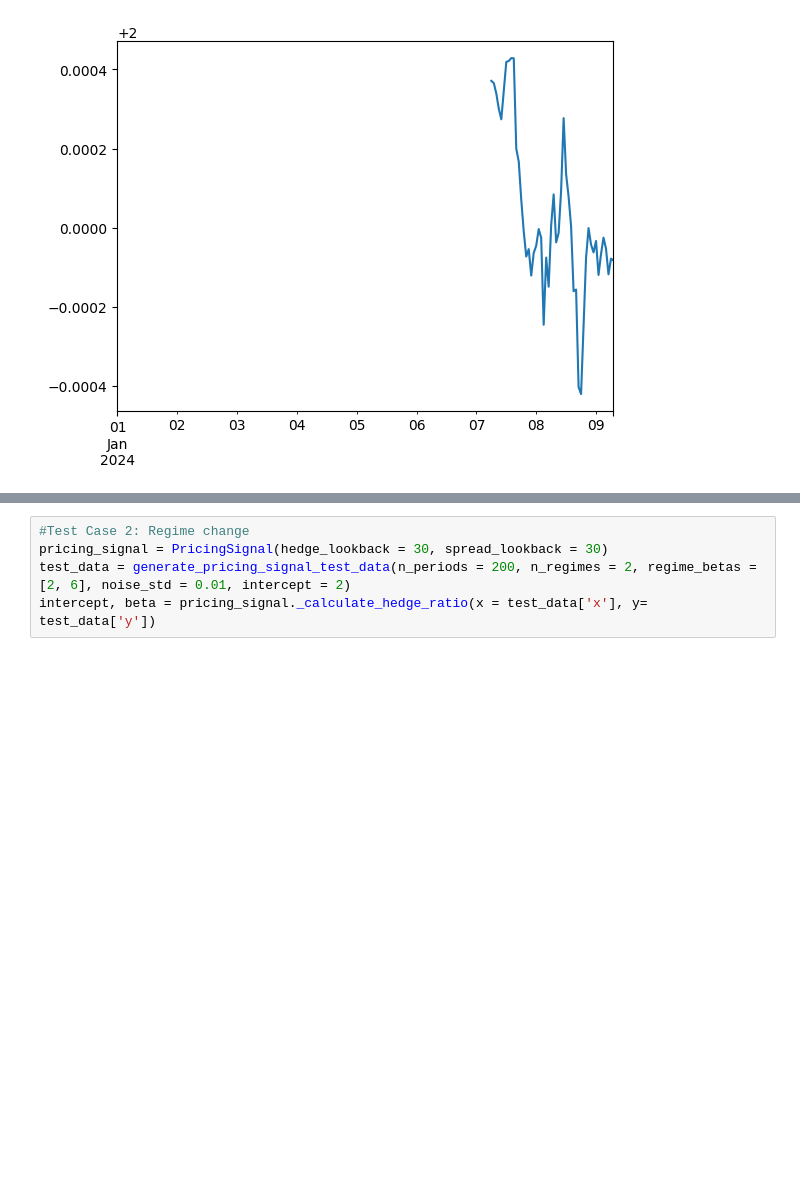
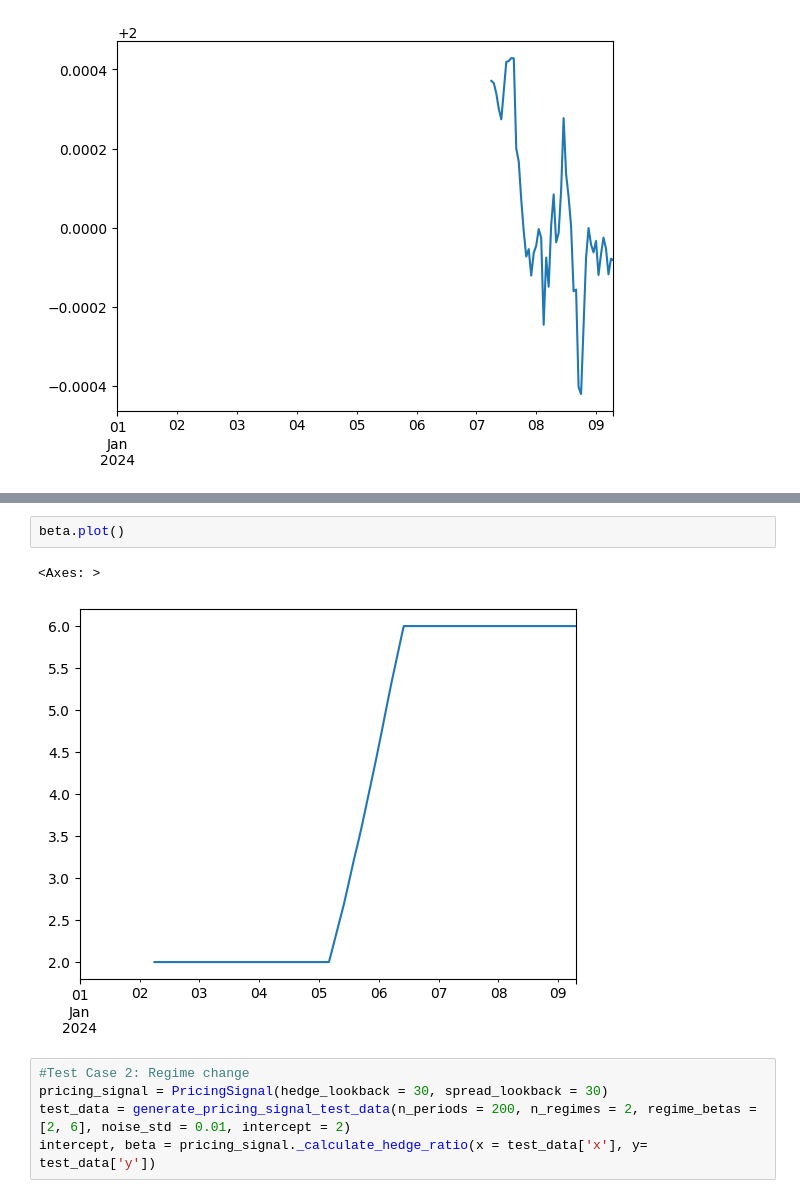
Before and after one commit to vbear97/pairs_trading_cryptocurrency, a Jupyter notebook: code_testing.ipynb, the cells around one changed output, grey strips where cells are left out. Cells and saved outputs as stored; diff of their text form; blank space fills up the shorter version.

```diff
--- a/code_testing.ipynb
+++ b/code_testing.ipynb
@@ -61,3 +66,8 @@ intercept, beta = pricing_signal._calculate_hedge_ratio(x = test_data['x'], y= t
+# %%
+beta.plot()
+# %% [output]
+<Axes: >
+[figure, added]
 # %%
 #Test Case 2: Regime change
 pricing_signal = PricingSignal(hedge_lookback = 30, spread_lookback = 30)
```
Also changed, not shown: parts of 3 cells of this notebook, 1 other file.
